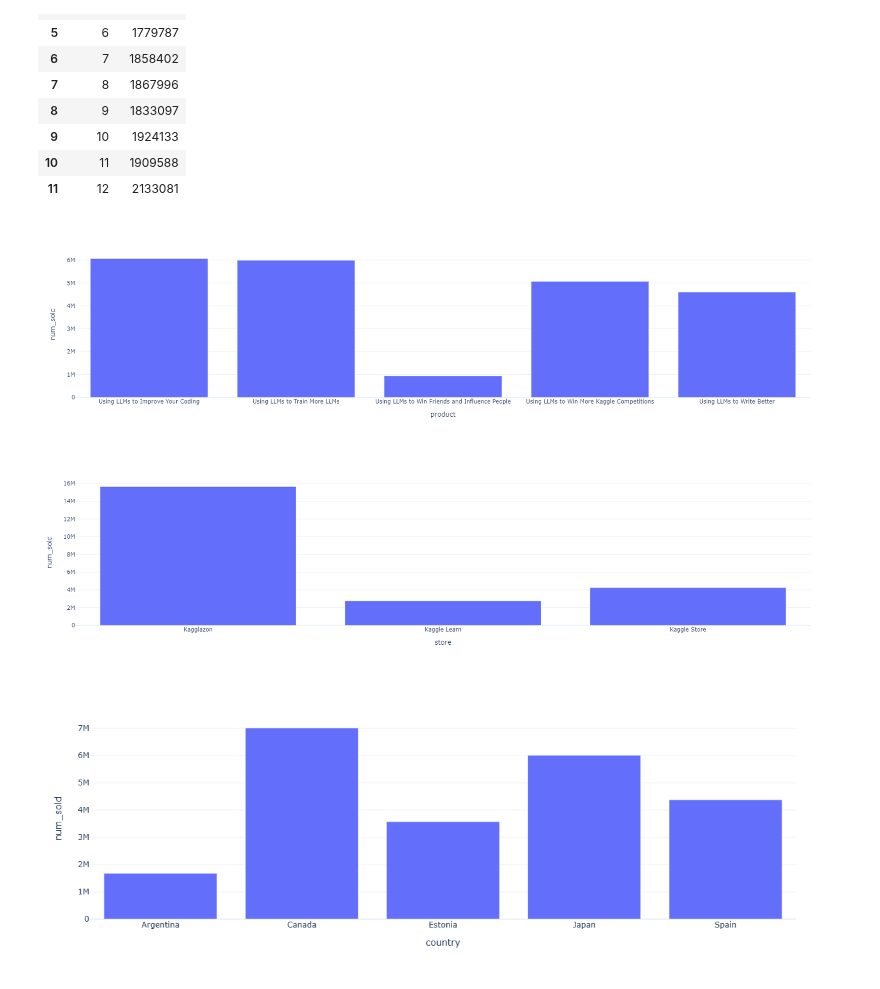
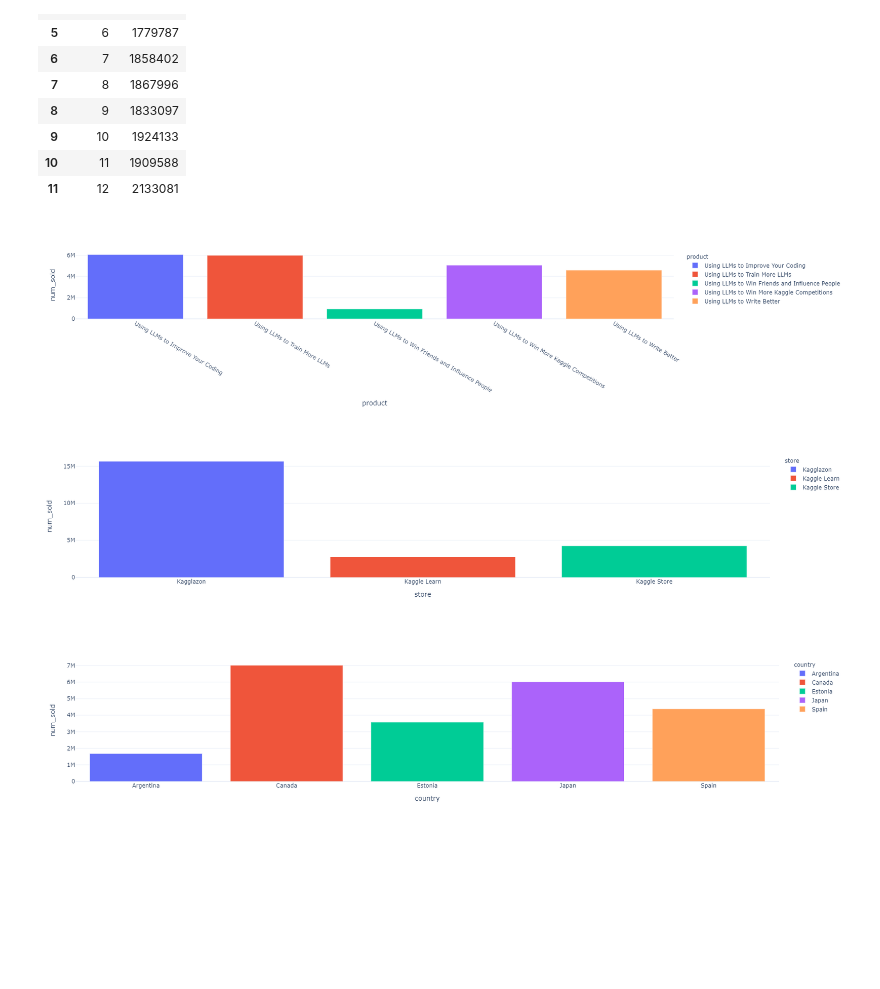
Before and after one commit to averma111/Kaggle_Competition, a Jupyter notebook: pytorch-timeseries-pss3e19.ipynb, the cells around one changed output. Drawn from its saved outputs; the diff is of its cells as text; code cells hidden in the pictures; blank space fills up the shorter version.

```diff
--- a/pytorch-timeseries-pss3e19.ipynb
+++ b/pytorch-timeseries-pss3e19.ipynb
@@ -157,18 +157,18 @@ month_by_sold
 | 10 | 11 | 1909588 |
 | 11 | 12 | 2133081 |
 # %%
-fig = px.bar(product_by_sold,x='product',y='num_sold')
+fig = px.bar(product_by_sold,x='product',y='num_sold',width=800, height=400,color='product')
 fig.show()
 # %% [output]
-[figure, old version]
+[figure, new version]
 # %%
-fig = px.bar(store_by_sold,x='store',y='num_sold')
+fig = px.bar(store_by_sold,x='store',y='num_sold',width=800, height=400,color = 'store')
 fig.show()
 # %% [output]
-[figure, old version]
+[figure, new version]
 # %%
-fig = px.bar(country_by_sold,x='country',y='num_sold')
+fig = px.bar(country_by_sold,x='country',y='num_sold',width=800, height=400,color='country')
 fig.show()
 # %% [output]
-[figure, old version]
+[figure, new version]
 # %%
```
Also changed, not shown: parts of 6 cells of this notebook.
